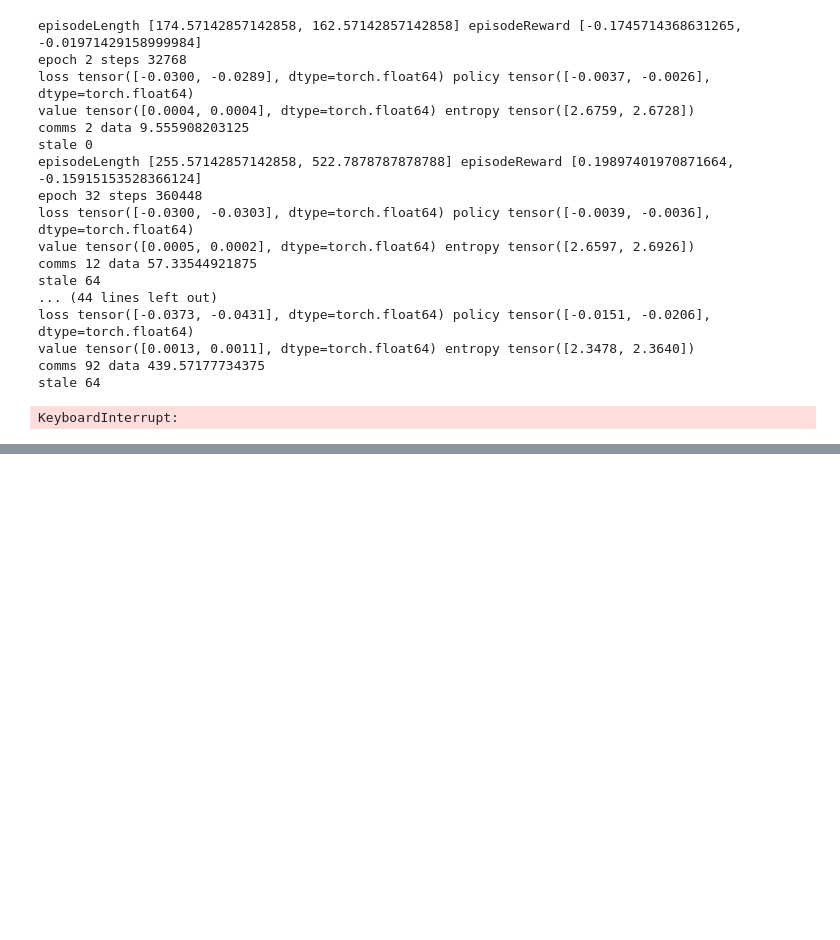
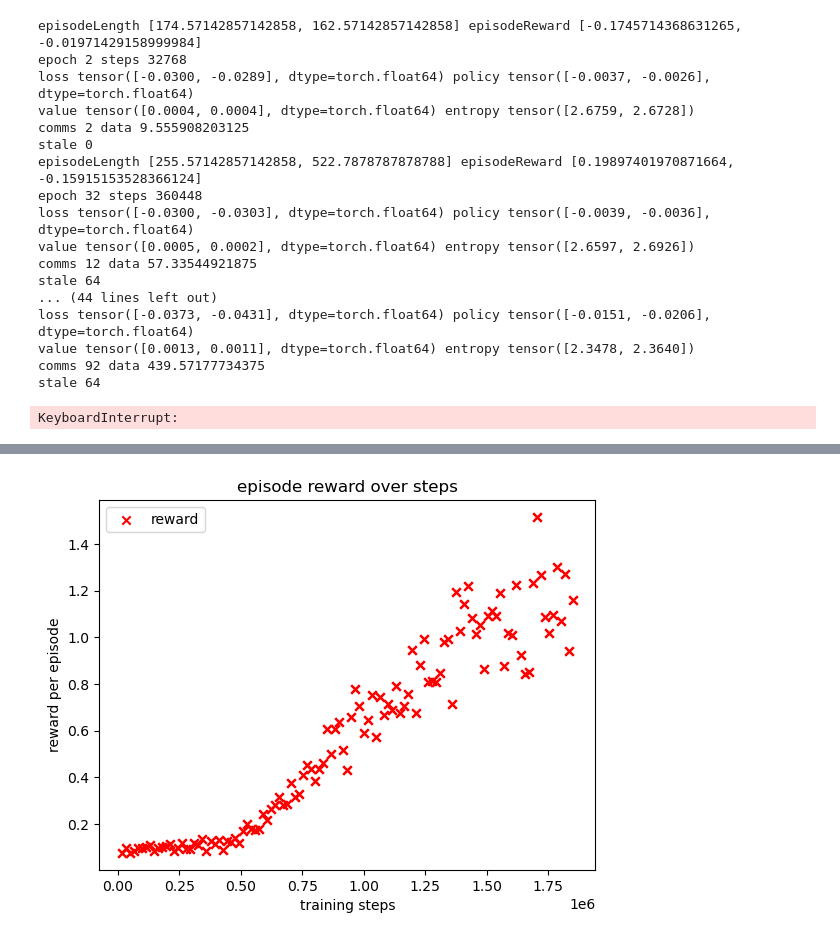
Before and after one commit to MichaelEinhorn/FederatedRL, a Jupyter notebook: procgenVector.ipynb, the cells around one changed output, grey strips where cells are left out. Saved outputs shown, nothing was run; the diff lists cells and outputs as text; code cells hidden in the pictures; blank space fills up the shorter version.

```diff
--- a/procgenVector.ipynb
+++ b/procgenVector.ipynb
@@ -184,0 +225,9 @@ KeyboardInterrupt:
+# %%
+plt.scatter([s["steps"] for s in all_stats], [s["game/episodeReward"][0] for s in all_stats], label="reward", color="red", marker="x")
+plt.xlabel("training steps")
+plt.ylabel("reward per episode")
+plt.legend()
+plt.title("episode reward over steps")
+plt.show()
+# %% [output]
+[figure, added]
```
Also changed, not shown: parts of 5 cells of this notebook, 4 other files.
